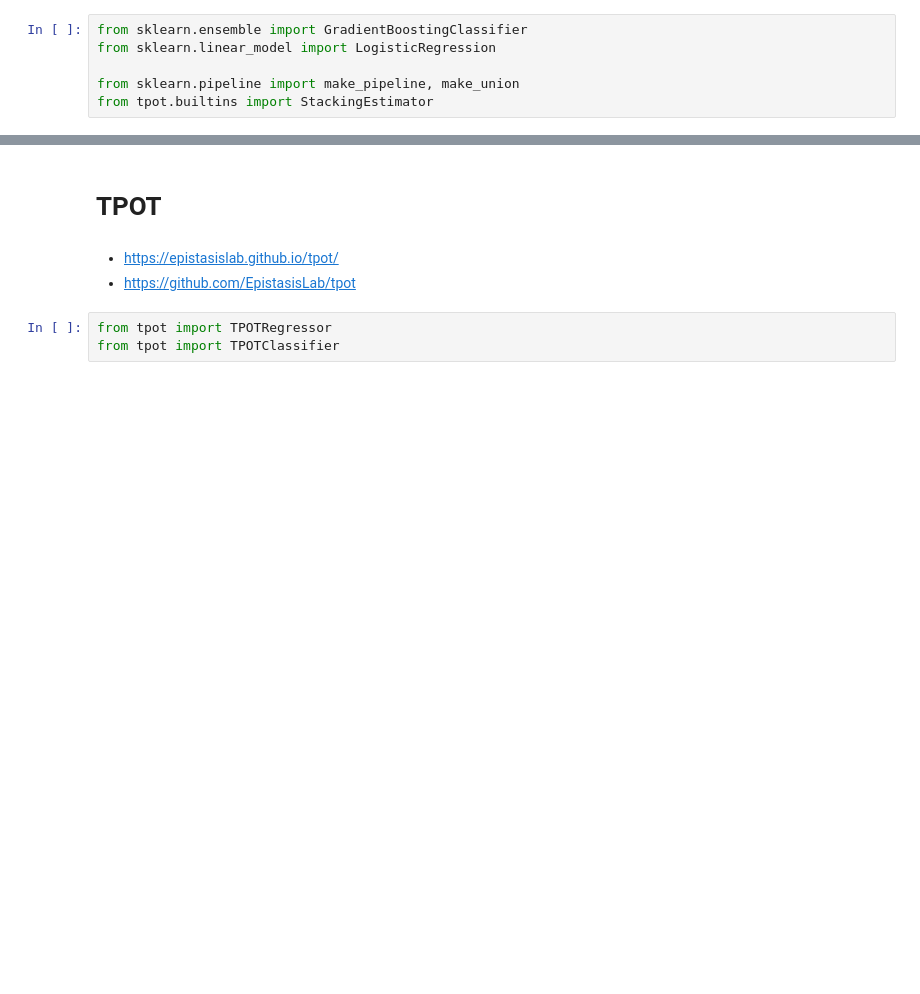
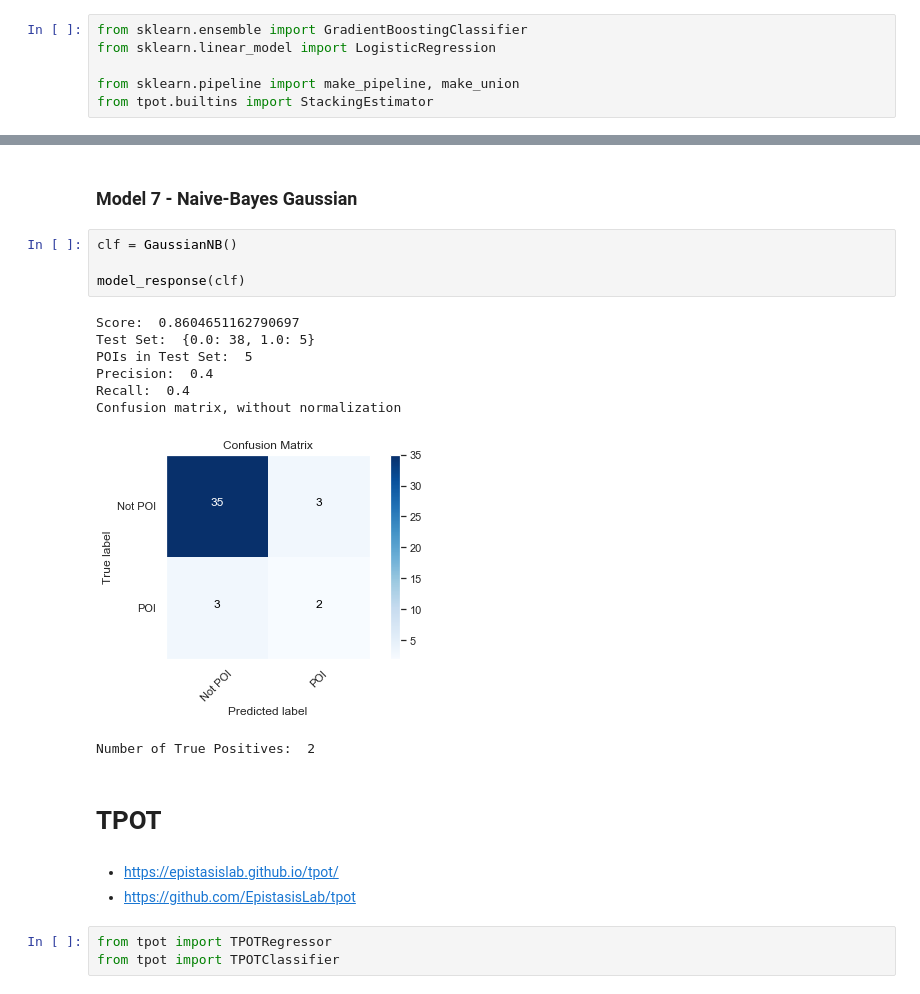
Before and after one commit to trenton3983/ud120-projects, a Jupyter notebook: ML_Project_Research.ipynb, the cells around one changed output, grey strips where cells are left out. Cells and saved outputs as stored; diff of their text form; blank space fills up the shorter version.

```diff
--- a/ML_Project_Research.ipynb
+++ b/ML_Project_Research.ipynb
@@ -418,3 +526,18 @@ Number of True Positives:  1
+# %% [markdown]
+### Model 7 - Naive-Bayes Gaussian
+# %%
+clf = GaussianNB()
+
+model_response(clf)
+# %% [output]
+Score:  0.8604651162790697
+Test Set:  {0.0: 38, 1.0: 5}
+POIs in Test Set:  5
+Precision:  0.4
+Recall:  0.4
+Confusion matrix, without normalization
+[figure, added]
+Number of True Positives:  2
 # %% [markdown]
 # TPOT
 # %% [markdown]
```
Also changed, not shown: parts of 27 cells of this notebook.
